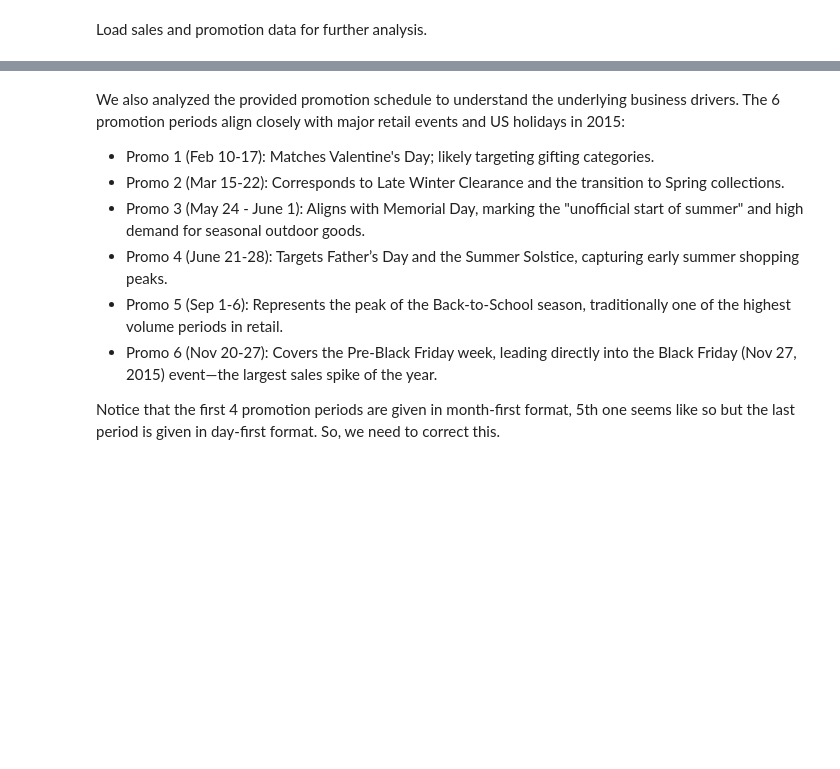
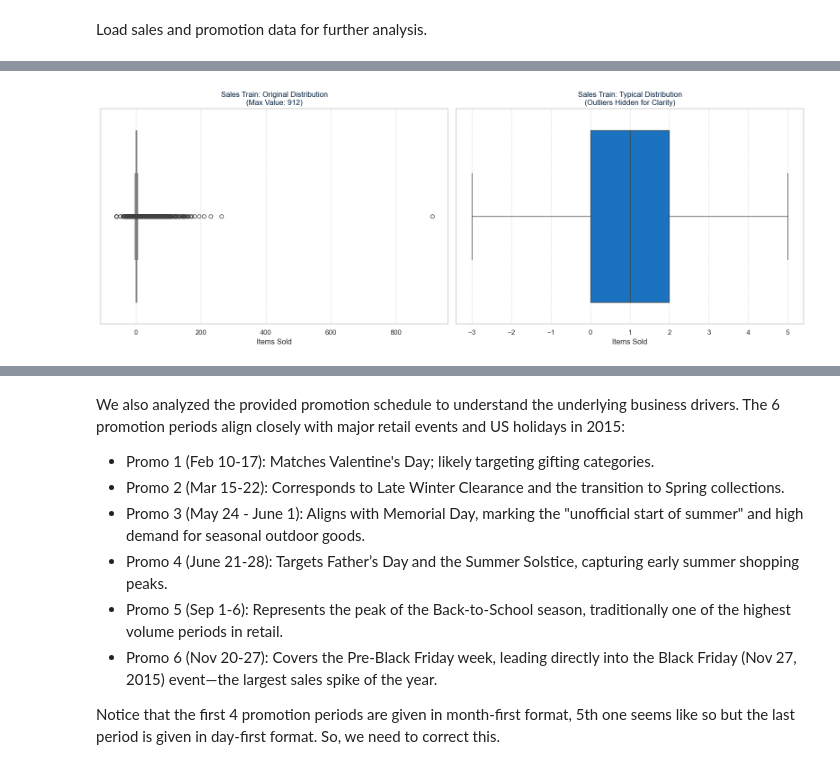
Before and after one commit to duyqu-chan/retail-campaign-analytics, a Jupyter notebook: notebooks/01_campaign_uplift_analysis.ipynb, the cells around one changed output, grey strips where cells are left out. Drawn from its saved outputs; the diff is of its cells as text; code cells hidden in the pictures; blank space fills up the shorter version.

```diff
--- a/notebooks/01_campaign_uplift_analysis.ipynb
+++ b/notebooks/01_campaign_uplift_analysis.ipynb
@@ -25,12 +40,15 @@ sns.set(style="whitegrid")
 ## Data Preprosessing
 # %% [markdown]
 Load sales and promotion data for further analysis.
+# %%
+# Define the input and output directories
+INPUT_DIR = '../data/raw/'
+INTERIM_DIR = '../data/interim/'
+FIGURE_DIR = '../outputs/figures/'
 # %%
-# Define the input directory for raw data
-INPUT_DIR = '../data/raw/'
-INTERIM_DIR = '../data/interim/'
-
 # Load the datasets
-sales_df = pd.read_csv(INPUT_DIR + 'sales_train.csv')
+sales_train = pd.read_csv(INPUT_DIR + 'sales_train.csv')
+sales_test = pd.read_csv(INPUT_DIR + 'sales_test.csv')
 promotions_df = pd.read_csv(INPUT_DIR + 'Promotiondates.csv')
+product_groups_df = pd.read_csv(INPUT_DIR + 'product_groups.csv')
 # %%
@@ -94,0 +338,23 @@ memory usage: 25.0 MB
+# %%
+fig, axes = plt.subplots(1, 2, figsize=(16, 6))
+
+# Graph 1: Raw sales_train data (including all outliers)
+sns.boxplot(x=sales_train['SalesQuantity'], ax=axes[0], color=medium_color) #, color='indianred') --- IGNORE ---
+axes[0].set_title(f'Sales Train: Original Distribution\n(Max Value: {sales_train["SalesQuantity"].max()})')
+axes[0].set_xlabel('Items Sold')
+axes[0].grid(axis='x', linestyle='--', alpha=0.6)
+
+# Graph 2: Zoomed-in sales_train data (focusing on central distribution)
+sns.boxplot(x=sales_train['SalesQuantity'], ax=axes[1],  showfliers=False, color=medium_color) #, color='skyblue', showfliers=False) --- IGNORE ---
+axes[1].set_title('Sales Train: Typical Distribution\n(Outliers Hidden for Clarity)')
+axes[1].set_xlabel('Items Sold')
+axes[1].grid(axis='x', linestyle='--', alpha=0.6)
+
+plt.tight_layout()
+
+save_path = os.path.join(FIGURE_DIR, 'sales_train_outlier_analysis.png')
+plt.savefig(save_path, dpi=300, bbox_inches='tight')
+
+plt.show()
+# %% [output]
+[figure, added]
```
Also changed, not shown: parts of 159 cells of this notebook.
